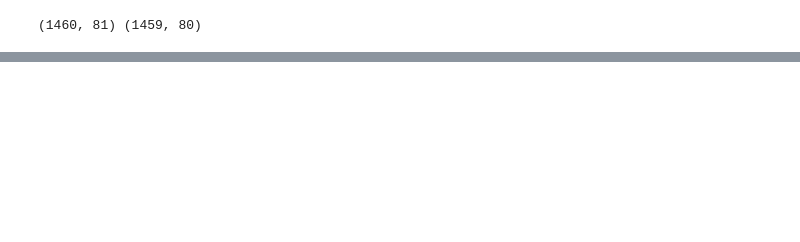
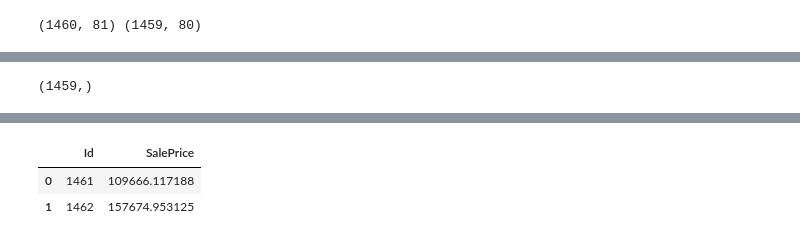
Before and after one commit to parhamgh2020/kaggle---house-price-, a Jupyter notebook: try_1.ipynb, the cells around one changed output, grey strips where cells are left out. Drawn from its saved outputs; the diff is of its cells as text; code cells hidden in the pictures; blank space fills up the shorter version.

```diff
--- a/try_1.ipynb
+++ b/try_1.ipynb
@@ -182,0 +156,3 @@ MSZoning
+# %%
+x_train, x_test = data[:len(x_train)], data[len(x_train):]
+x_train.shape
@@ -182,0 +161,8 @@ MSZoning
+# %%
+model = Sequential()
+rows, cols = data.shape
+model.add(Dense(1, input_dim=cols))
+model.compile(loss='mse', optimizer=SGD(lr=0.001))
+# %%
+history = model.fit(x_train, y_train, epochs=20)
+print(mean_absolute_error(model.predict(x_train), y_train)/ y_train.mean())
@@ -182,0 +187,6 @@ MSZoning
+# %%
+x_train, x_test_total , y_train, y_test_total = train_test_split(x_train, y_train, test_size=0.2, shuffle=True)
+x_val, x_ts, y_val, y_ts = train_test_split(x_test_total, y_test_total, test_size=0.5, shuffle=True)
+history = model.fit(x_train, y_train, epochs=50)
+print(mean_absolute_error(model.predict(x_val), y_val)/ y_val.mean())
+print(mean_absolute_error(model.predict(x_ts), y_ts)/ y_ts.mean())
@@ -182,0 +211,12 @@ MSZoning
+# %%
+predictions = model.predict(x_test)
+new = predictions.reshape(-1)
+print(new.shape)
+df = pd.DataFrame(data=list(zip(id_test, new)), columns=['Id', 'SalePrice'])
+
+from google.colab import files
+df.to_csv('submis.csv', index=False)
+files.download('submis.csv')
+df.head(2)
+# %% [output]
+(1459,)
@@ -182,0 +225,3 @@ MSZoning
+|  | Id | SalePrice |
+| 0 | 1461 | 109666.117188 |
+| 1 | 1462 | 157674.953125 |
```
Also changed, not shown: parts of 16 cells of this notebook.
